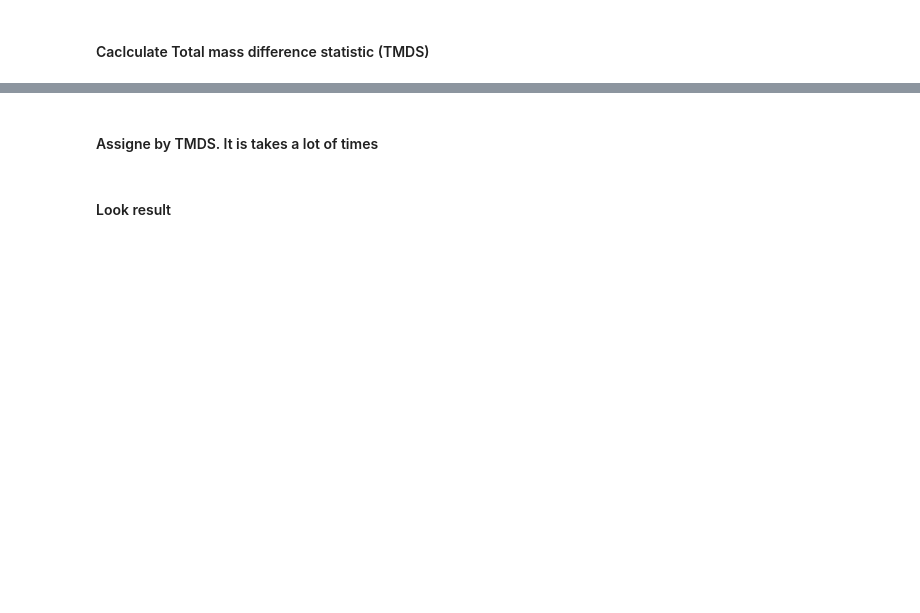
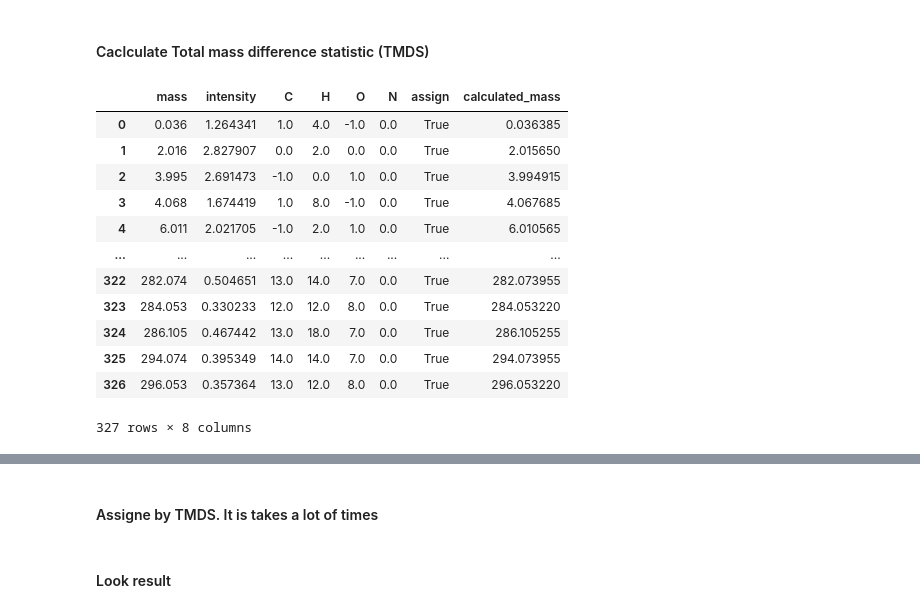
Before and after one commit to NOMspectra/NOMspectra, a Jupyter notebook: notebooks/tmds.ipynb, the cells around one changed output, grey strips where cells are left out. Saved outputs shown, nothing was run; the diff lists cells and outputs as text; code cells hidden in the pictures; blank space fills up the shorter version.

```diff
--- a/notebooks/tmds.ipynb
+++ b/notebooks/tmds.ipynb
@@ -24,9 +27,25 @@ vk = VanKrevelen(spec.table).squares()
 # %% [markdown]
 #### Caclculate Total mass difference statistic (TMDS)
+# %%
+spec = spec.calculate_mass()
 # %%
 tmds_spec = Tmds().calc(spec, p=0.2) #by varifiy p-value we can choose how much mass-diff we will take
-tmds_spec = tmds_spec.assign(gdf={'C':(-1,20),'H':(-4,40), 'O':(-1,20),'N':(0,1)})
+tmds_spec = tmds_spec.assign(brutto_dict={'C':(-1,20),'H':(-4,40), 'O':(-1,20),'N':(0,1)})
 tmds_spec = tmds_spec.calculate_mass()
 tmds_spec.table
+# %% [output]
+|  | mass | intensity | C | H | O | N | assign | calculated_mass |
+| 0 | 0.036 | 1.264341 | 1.0 | 4.0 | -1.0 | 0.0 | True | 0.036385 |
+| 1 | 2.016 | 2.827907 | 0.0 | 2.0 | 0.0 | 0.0 | True | 2.015650 |
+| 2 | 3.995 | 2.691473 | -1.0 | 0.0 | 1.0 | 0.0 | True | 3.994915 |
+| 3 | 4.068 | 1.674419 | 1.0 | 8.0 | -1.0 | 0.0 | True | 4.067685 |
+| 4 | 6.011 | 2.021705 | -1.0 | 2.0 | 1.0 | 0.0 | True | 6.010565 |
+| ... | ... | ... | ... | ... | ... | ... | ... | ... |
+| 322 | 282.074 | 0.504651 | 13.0 | 14.0 | 7.0 | 0.0 | True | 282.073955 |
+| 323 | 284.053 | 0.330233 | 12.0 | 12.0 | 8.0 | 0.0 | True | 284.053220 |
+| 324 | 286.105 | 0.467442 | 13.0 | 18.0 | 7.0 | 0.0 | True | 286.105255 |
+| 325 | 294.074 | 0.395349 | 14.0 | 14.0 | 7.0 | 0.0 | True | 294.073955 |
+| 326 | 296.053 | 0.357364 | 13.0 | 12.0 | 8.0 | 0.0 | True | 296.053220 |
+327 rows × 8 columns
 # %%
 tmds_spec.draw()
```
Also changed, not shown: parts of 7 cells of this notebook, 3 other files.
